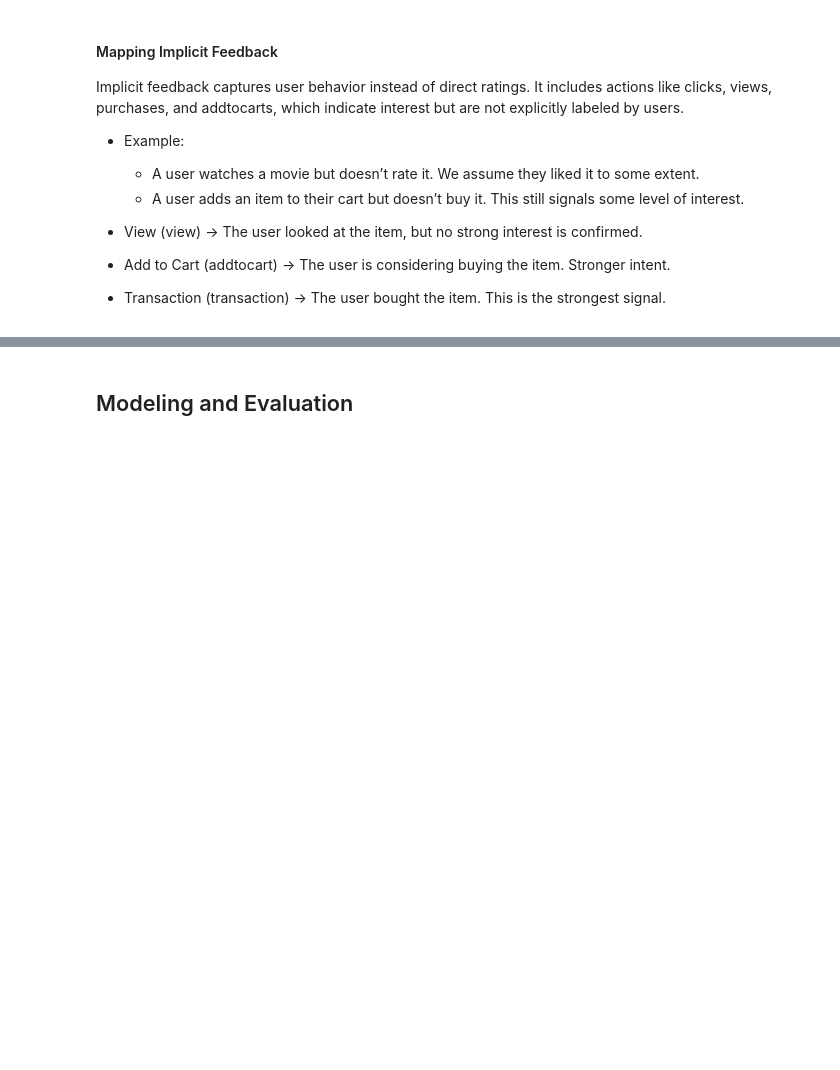
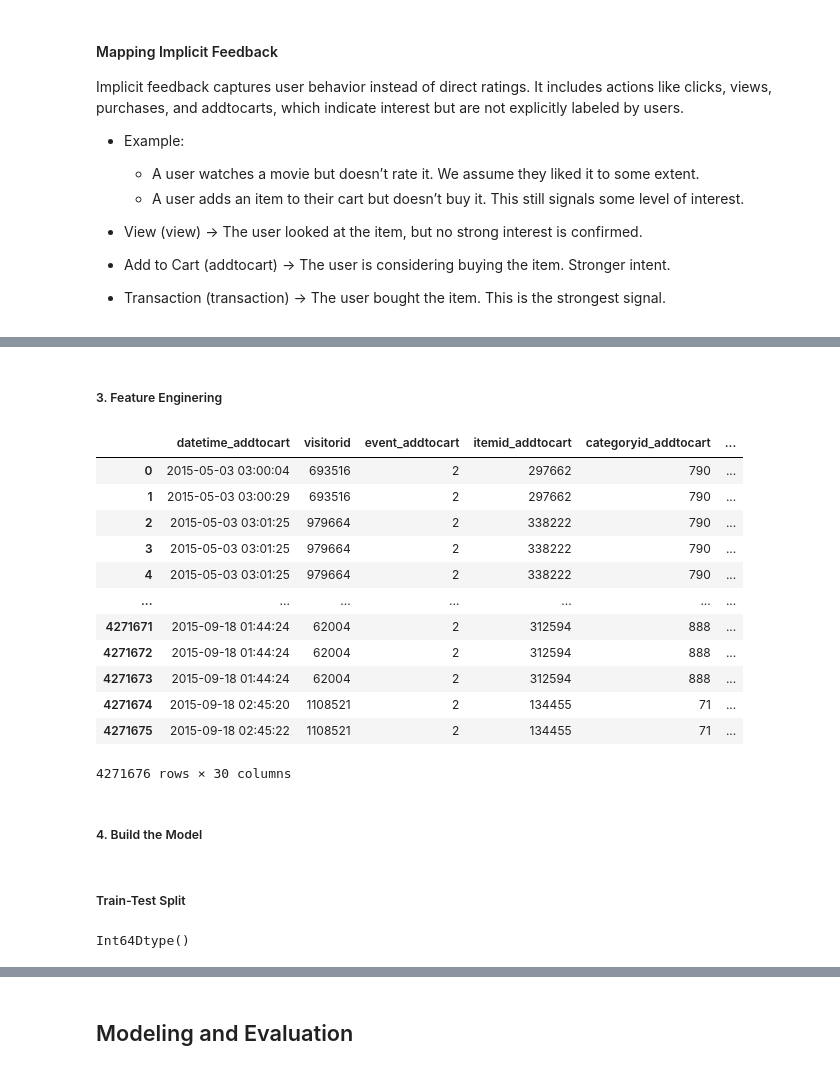
Before and after one commit to adubrightkwartengsnr/Recommendation-System-For-E-commerce, a Jupyter notebook: notebooks/recommendation_system.ipynb, the cells around one changed output, grey strips where cells are left out. Drawn from its saved outputs; the diff is of its cells as text; code cells hidden in the pictures; blank space fills up the shorter version.

Commit message:
start work on the addtocart view algorithm

```diff
--- a/notebooks/recommendation_system.ipynb
+++ b/notebooks/recommendation_system.ipynb
@@ -1451,0 +1473,4 @@ clea
+# %%
+# Separate view and add to cart events
+view_df = cleaned_df[cleaned_df["event"] == 1]
+addtocart_df = cleaned_df[cleaned_df["event"] == 2]
@@ -1451,0 +1479,5 @@ clea
+# %%
+# Merge add to cart and view events based on visitor id
+merged_df = pd.merge(addtocart_df, view_df, on=["visitorid"],suffixes=("_addtocart","_view"))
+
+merged_df.head()
@@ -1451,0 +1492,40 @@ clea
+# %% [markdown]
+##### 3. Feature Enginering
+# %%
+# calculate time difference between view event and addtocart event
+merged_df["time_diff"] = merged_df["datetime_addtocart"] - merged_df["datetime_view"]
+# %%
+# Count views per category by visitor
+category_preferences = view_df.groupby(["visitorid","categoryid"]).size().reset_index(name="view_count")
+
+# Merge back to merged_df
+# Merge back to merged_df
+# merged_df = pd.merge(merged_df, item_view_counts, left_on="itemid_addtocart", right_on="itemid", how="left")
+
+merged_df = pd.merge(merged_df, category_preferences, on=["visitorid"], how="left")
+# %%
+# Count total views per item
+item_view_counts = view_df.groupby("itemid")["visitorid"].count().reset_index(name="total_views")
+
+# Merge back to merged_df
+merged_df = pd.merge(merged_df, item_view_counts, left_on="itemid_addtocart", right_on="itemid", how="left")
+
+# Drop duplicate column after merge (if needed)
+# merged_df.drop(columns=["itemid"], inplace=True)
+merged_df
+# %% [output]
+|  | datetime_addtocart | visitorid | event_addtocart | itemid_addtocart | categoryid_addtocart | ... |
+| 0 | 2015-05-03 03:00:04 | 693516 | 2 | 297662 | 790 | ... |
+| 1 | 2015-05-03 03:00:29 | 693516 | 2 | 297662 | 790 | ... |
+| 2 | 2015-05-03 03:01:25 | 979664 | 2 | 338222 | 790 | ... |
+| 3 | 2015-05-03 03:01:25 | 979664 | 2 | 338222 | 790 | ... |
+| 4 | 2015-05-03 03:01:25 | 979664 | 2 | 338222 | 790 | ... |
+| ... | ... | ... | ... | ... | ... | ... |
+| 4271671 | 2015-09-18 01:44:24 | 62004 | 2 | 312594 | 888 | ... |
+| 4271672 | 2015-09-18 01:44:24 | 62004 | 2 | 312594 | 888 | ... |
+| 4271673 | 2015-09-18 01:44:24 | 62004 | 2 | 312594 | 888 | ... |
+| 4271674 | 2015-09-18 02:45:20 | 1108521 | 2 | 134455 | 71 | ... |
+| 4271675 | 2015-09-18 02:45:22 | 1108521 | 2 | 134455 | 71 | ... |
+4271676 rows × 30 columns
+# %% [markdown]
+##### 4. Build the Model
@@ -1451,0 +1540,2 @@ clea
+# %% [markdown]
+##### Train-Test Split
@@ -1451,0 +1544,4 @@ clea
+# %%
+y_test.dtype
+# %% [output]
+Int64Dtype()
```
Also changed, not shown: parts of 14 cells of this notebook.
